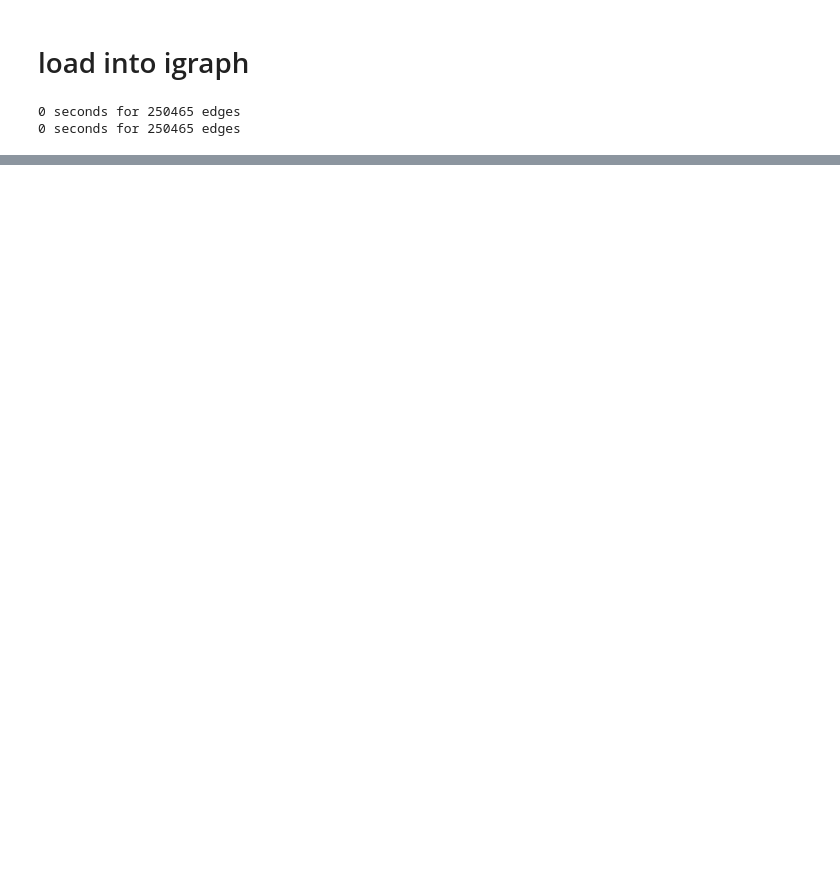
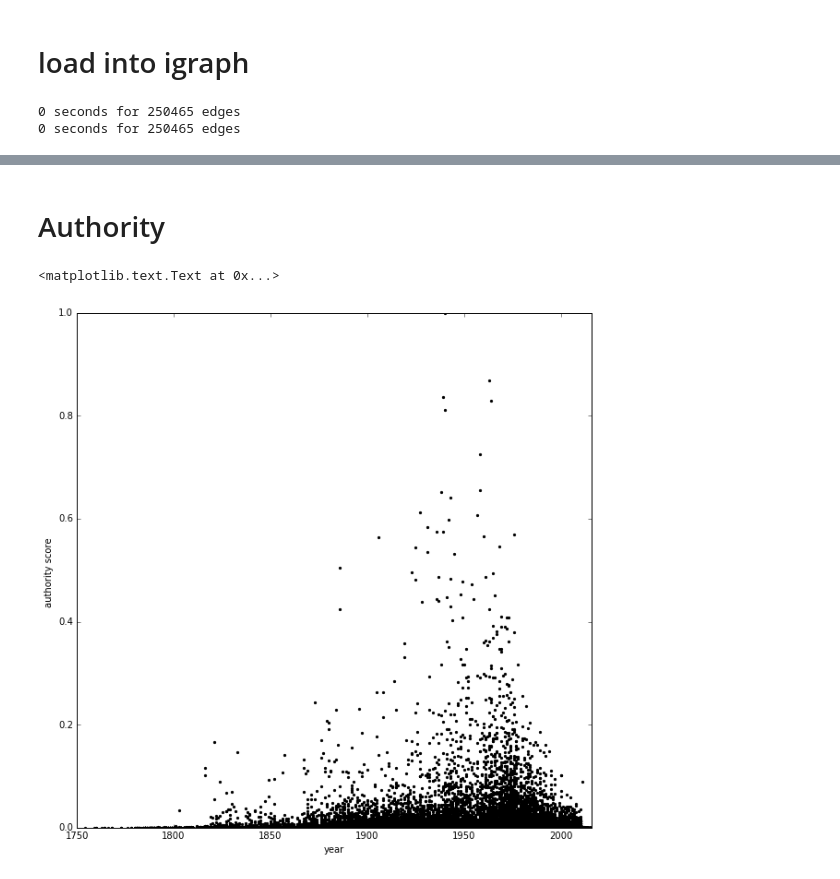
Before and after one commit to idc9/law-net, a Jupyter notebook: explore/Iain/igraph_vertex_metrics.ipynb, the cells around one changed output, grey strips where cells are left out. Cells and saved outputs as stored; diff of their text form; code cells hidden in the pictures; blank space fills up the shorter version.

```diff
--- a/explore/Iain/igraph_vertex_metrics.ipynb
+++ b/explore/Iain/igraph_vertex_metrics.ipynb
@@ -76,0 +128,24 @@ case_ranks.sort_values('authority')
+# %% [markdown]
+# Authority
+# %%
+plt.figure(figsize=[10, 10])
+plt.scatter(case_metrics['year'],
+            case_metrics['authority_d'],
+            marker='.',
+            color='black')
+
+# plt.scatter(detroit['year'],
+#             detroit['authority_d'],
+#             marker='.',
+#             color='red',
+#             s=1000)
+
+
+plt.xlim([1750, 2016])
+plt.ylim([0, 1])
+
+plt.xlabel('year')
+plt.ylabel('authority score ')
+# %% [output]
+<matplotlib.text.Text at 0x...>
+[figure, added]
```
Also changed, not shown: parts of 22 cells of this notebook, 8 other files.
